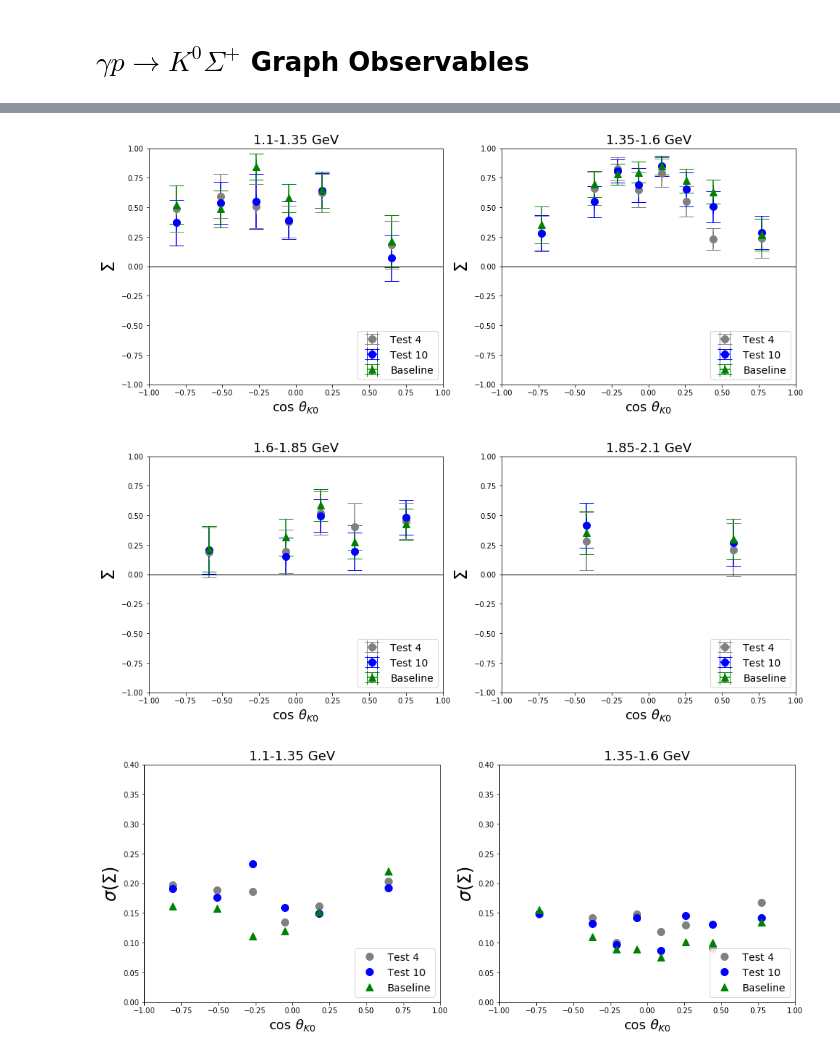
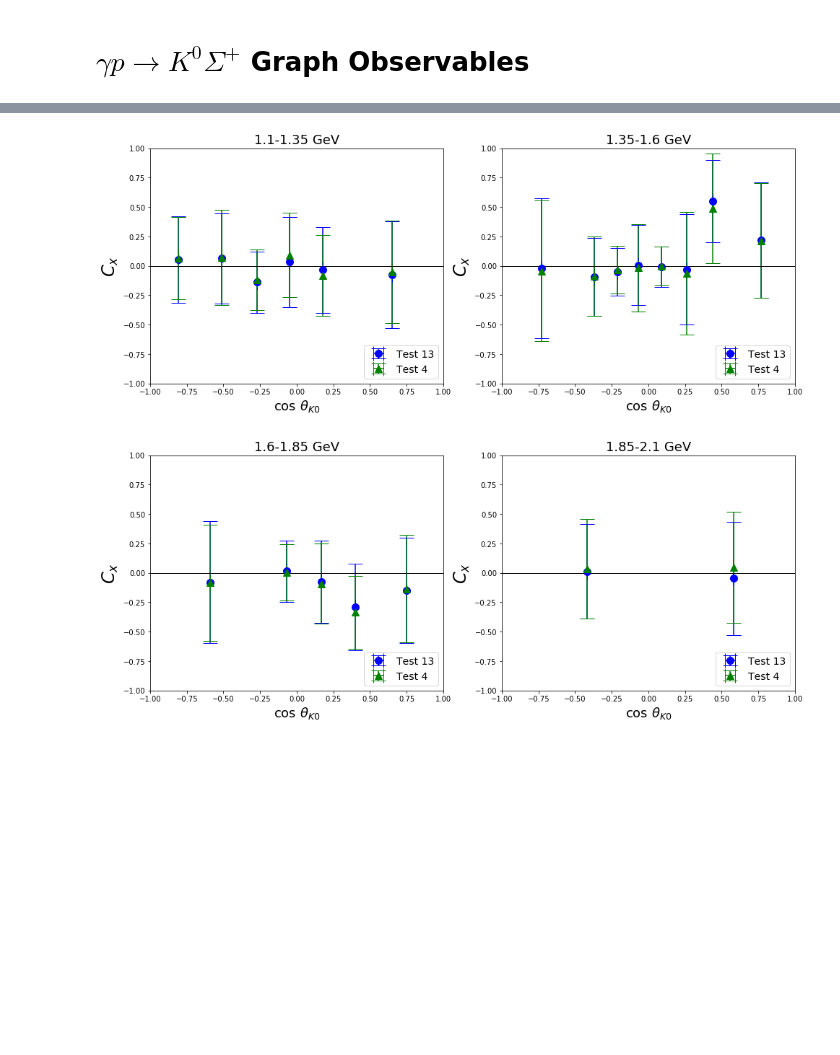
Before and after one commit to louiseclark/g8K0Sig, a Jupyter notebook: jupyter/g8K0SignCompSys.ipynb, the cells around one changed output, grey strips where cells are left out. Drawn from its saved outputs; the diff is of its cells as text; code cells hidden in the pictures; blank space fills up the shorter version.

```diff
--- a/jupyter/g8K0SignCompSys.ipynb
+++ b/jupyter/g8K0SignCompSys.ipynb
@@ -843,78 +1666,33 @@ st10Czy_err=[[0.36683138515978397,0.41108784259754716,0.32995237979216657,0.1803
 # %%
 fig, axes = plt.subplots(1, 2, figsize=(16,6))
 
 for i in range(2):
-    axes[i].errorbar(st4Bx[i],st4By[i],xerr=mx_err[i],yerr=st4By_err[i],color='grey',fmt='o', capsize=10, markersize=10,label='Test 4')
-    axes[i].errorbar(st10Bx[i],st10By[i],xerr=mx_err[i],yerr=st10By_err[i],color='blue',fmt='o', capsize=10, markersize=10,label='Test 10')
-    #axes[i].errorbar(st10Bx[i],st10By[i],xerr=mx_err[i],yerr=st10By_err[i],color='lightblue',fmt='o', capsize=10, markersize=10,label='Test 10')
-    axes[i].errorbar(mBx[i],mBy[i],xerr=mx_err[i],yerr=mBy_err[i],color='green',fmt='^', capsize=10, markersize=10,label='Baseline')
+    for l in range(0,len(makePlots)):
+        axes[i].errorbar(all_Cxx[makePlots[l]][i],all_Cxy[makePlots[l]][i],xerr=mx_err[i],yerr=all_Cxy_err[makePlots[l]][i],color=colors[l],fmt=markers[l], capsize=10, markersize=10,label=labels[l])
     axes[i].legend(fontsize=14, loc="lower right")
-    axes[i].set_ylabel(r'$\Sigma$', fontsize=24)
+    axes[i].set_ylabel(r'$C_x$', fontsize=24)
     axes[i].set_xlim([-1.0,1.0])
     axes[i].set_ylim([-1.0,1.0])
     axes[i].axhline(linewidth=1, color='black')
-
     axes[i].set_title(ebin_labels[i], fontsize=18)
     axes[i].set_xlabel(r'cos $\theta _{K0}$', fontsize=18)
 
-
-plt.savefig(imageDir+"B1.png")
+plt.savefig(imageDir+"Cx1.png")
 
 fig, axes = plt.subplots(1, 2, figsize=(16,6))
 
 for i in range(2,4):
-    axes[i-2].errorbar(st4Bx[i],st4By[i],xerr=mx_err[i],yerr=st4By_err[i],color='grey',fmt='o', capsize=10, markersize=10,label='Test 4')
-    axes[i-2].errorbar(st10Bx[i],st10By[i],xerr=mx_err[i],yerr=st10By_err[i],color='blue',fmt='o', capsize=10, markersize=10,label='Test 10')
-    #axes[i-2].errorbar(st10Bx[i],st10By[i],xerr=mx_err[i],yerr=st10By_err[i],color='lightblue',fmt='o', capsize=10, markersize=10,label='Test 10')
-    axes[i-2].errorbar(mBx[i],mBy[i],xerr=mx_err[i],yerr=mBy_err[i],color='green',fmt='^', capsize=10, markersize=10,label='Baseline')
+    for l in range(0,len(makePlots)):
+        axes[i-2].errorbar(all_Cxx[makePlots[l]][i],all_Cxy[makePlots[l]][i],xerr=mx_err[i],yerr=all_Cxy_err[makePlots[l]][i],color=colors[l],fmt=markers[l], capsize=10, markersize=10,label=labels[l])
     axes[i-2].legend(fontsize=14, loc="lower right")
-    axes[i-2].set_ylabel(r'$\Sigma$', fontsize=24)
+    axes[i-2].set_ylabel(r'$C_x$', fontsize=24)
     axes[i-2].set_xlim([-1.0,1.0])
     axes[i-2].set_ylim([-1.0,1.0])
     axes[i-2].axhline(linewidth=1, color='black')
     axes[i-2].set_title(ebin_labels[i], fontsize=18)
     axes[i-2].set_xlabel(r'cos $\theta _{K0}$', fontsize=18)
 
-plt.savefig(imageDir+"B2.png")
-
-# errors
-
-fig, axes = plt.subplots(1, 2, figsize=(16,6))
-
-for i in range(2):
-    axes[i].errorbar(st4Bx[i],st4By_err[i],color='grey',fmt='o', capsize=10, markersize=10,label='Test 4')
-    axes[i].errorbar(st10Bx[i],st10By_err[i],color='blue',fmt='o', capsize=10, markersize=10,label='Test 10')
-    #axes[i].errorbar(st10Bx[i],st10By[i],xerr=mx_err[i],yerr=st10By_err[i],color='lightblue',fmt='o', capsize=10, markersize=10,label='Test 10')
-    axes[i].errorbar(mBx[i],mBy_err[i],color='green',fmt='^', capsize=10, markersize=10,label='Baseline')
-    axes[i].legend(fontsize=14, loc="lower right")
-    axes[i].set_ylabel(r'$\sigma$($\Sigma$)', fontsize=24)
-    axes[i].set_xlim([-1.0,1.0])
-    axes[i].set_ylim([0.0,0.4])
-    axes[i].axhline(linewidth=1, color='black')
-
-    axes[i].set_title(ebin_labels[i], fontsize=18)
-    axes[i].set_xlabel(r'cos $\theta _{K0}$', fontsize=18)
-
-
-plt.savefig(imageDir+"B1_unc.png")
-
-fig, axes = plt.subplots(1, 2, figsize=(16,6))
-
-for i in range(2,4):
-    axes[i-2].errorbar(st4Bx[i],st4By_err[i],color='grey',fmt='o', capsize=10, markersize=10,label='Test 4')
-    axes[i-2].errorbar(st10Bx[i],st10By_err[i],color='blue',fmt='o', capsize=10, markersize=10,label='Test 10')
-    #axes[i-2].errorbar(st10Bx[i],st10By[i],xerr=mx_err[i],yerr=st10By_err[i],color='lightblue',fmt='o', capsize=10, markersize=10,label='Test 10')
-    axes[i-2].errorbar(mBx[i],mBy_err[i],color='green',fmt='^', capsize=10, markersize=10,label='Baseline')
-    axes[i-2].legend(fontsize=14, loc="lower right")
-    axes[i-2].set_ylabel(r'$\sigma$($\Sigma$)', fontsize=24)
-    axes[i-2].set_xlim([-1.0,1.0])
-    axes[i-2].set_ylim([0.0,0.4])
-    axes[i-2].axhline(linewidth=1, color='black')
-    axes[i-2].set_title(ebin_labels[i], fontsize=18)
-    axes[i-2].set_xlabel(r'cos $\theta _{K0}$', fontsize=18)
-
-plt.savefig(imageDir+"B2_unc.png")
+plt.savefig(imageDir+"Cx2.png")
 # %% [output]
-[figure, old version]
+[figure, new version]
-[figure, old version]
+[figure, new version]
-[figure, removed]
```
Also changed, not shown: parts of 13 cells of this notebook, 39 other files.
